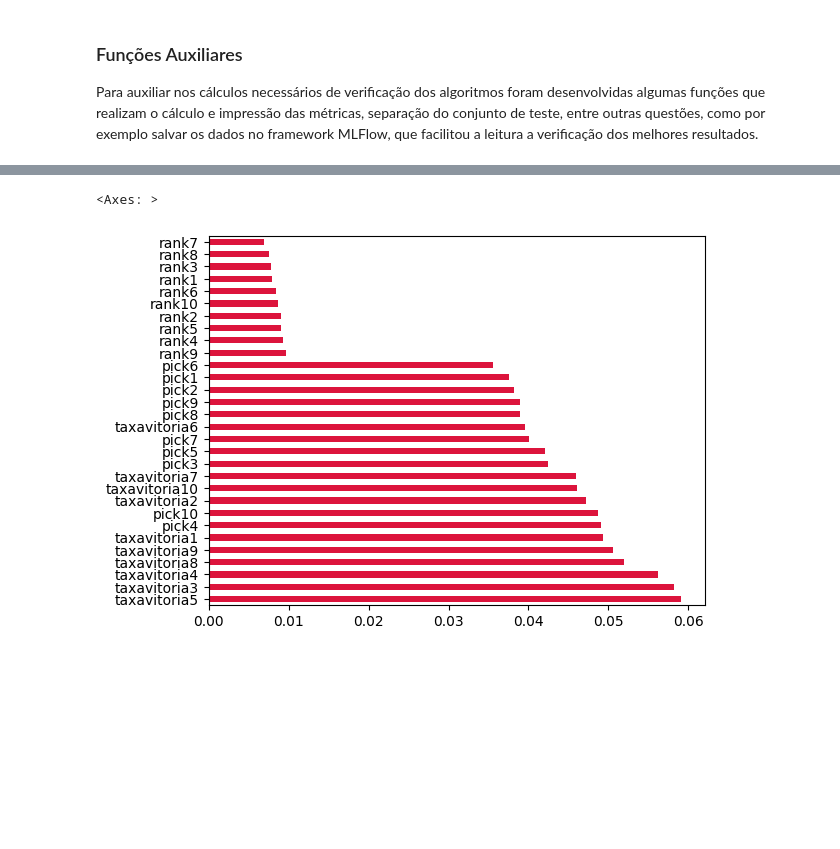
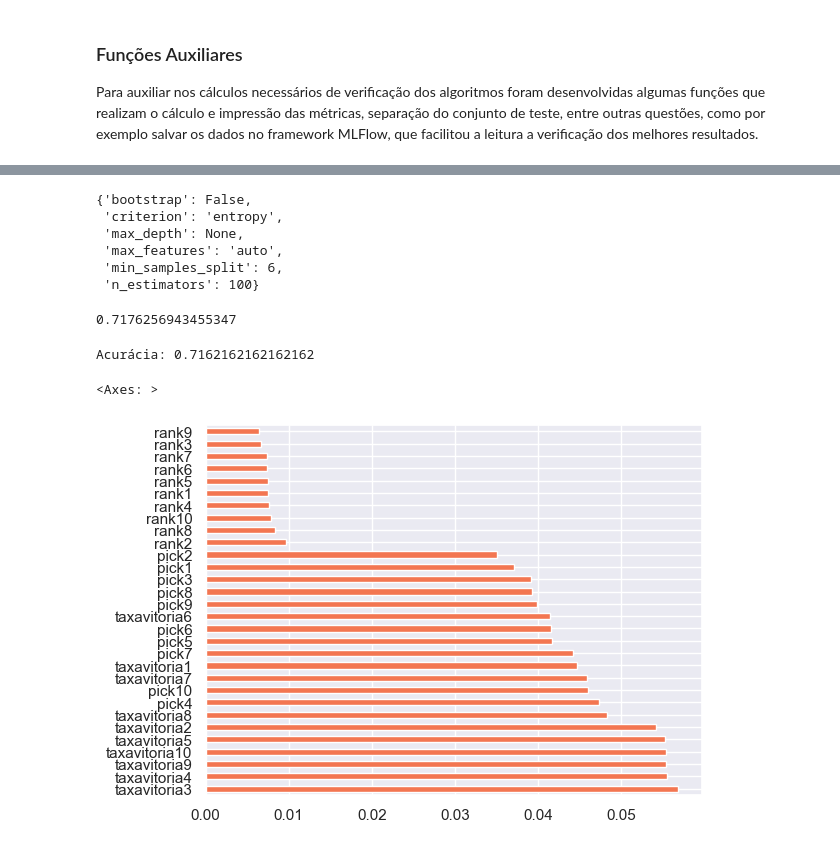
Before and after one commit to stardotwav/Dota2Predictor, a Jupyter notebook: análise de modelos/personagenstaxavitoriamedalha.ipynb, the cells around one changed output, grey strips where cells are left out. Saved outputs shown, nothing was run; the diff lists cells and outputs as text; code cells hidden in the pictures; blank space fills up the shorter version.

```diff
--- a/análise de modelos/personagenstaxavitoriamedalha.ipynb
+++ b/análise de modelos/personagenstaxavitoriamedalha.ipynb
@@ -300,0 +260,11 @@ for i in range(3):
+# %%
+# parâmetros que serão aleatoriezados
+parameters = {'priors': [None, [0.1,]*10],
+            'var_smoothing': [1e-9, 1e-6, 1e-12]}
+
+# classificador usado
+nb = GaussianNB()
+
+# geração do gridsearch
+clf = GridSearchCV(estimator=nb, param_grid=parameters, cv=30)
+clf.fit(xTrain, yTrain)
@@ -300,0 +289,6 @@ for i in range(3):
+# %%
+dt = GaussianNB(priors=None, var_smoothing=1e-09)
+dt.fit(xTrain, yTrain)
+pred = dt.predict(xTest)
+acuracia = accuracy_score(yTest, pred)
+print(f'Acurácia: {acuracia}')
@@ -300,0 +299,13 @@ for i in range(3):
+# %%
+# parâmetros que serão aleatoriezados
+parameters = {'n_estimators': [50, 100, 200], 'criterion': ['entropy', 'gini'],
+              'max_depth': [None, 50, 100], 'min_samples_split': [2, 4, 6],
+              'max_features': ['auto', 'sqrt', 'log2'], 'bootstrap': [True, False]}
+
+# classificador usado
+rf = RandomForestClassifier(random_state=42)
+
+# geração do gridsearch
+clf = GridSearchCV(estimator=rf, param_grid=parameters, cv=10)
+clf.fit(xTrain, yTrain)
+#clf.cv_results_
@@ -300,0 +320,15 @@ for i in range(3):
+# %%
+# melhores parâmetros
+clf.best_params_
+# %% [output]
+{'bootstrap': False,
+ 'criterion': 'entropy',
+ 'max_depth': None,
+ 'max_features': 'auto',
+ 'min_samples_split': 6,
+ 'n_estimators': 100}
+# %%
+# melhor score
+clf.best_score_
+# %% [output]
+0.7176256943455347
@@ -301,9 +337,20 @@ for i in range(3):
+# %%
+from sklearn.metrics import accuracy_score
+
+dt = RandomForestClassifier(random_state=42, bootstrap=False, criterion='entropy', max_depth=None, min_samples_split=6, n_estimators=100)
+dt.fit(xTrain, yTrain)
+pred = dt.predict(xTest)
+acuracia = accuracy_score(yTest, pred)
+print(f'Acurácia: {acuracia}')
+# %% [output]
+Acurácia: 0.7162162162162162
 # %%
 # Create a series containing feature importances from the model and feature names from the training data
-feature_importances = pd.Series(rf.feature_importances_, index=xTrain.columns).sort_values(ascending=False)
+sns.set(font_scale=1)
+feature_importances = pd.Series(dt.feature_importances_, index=xTrain.columns).sort_values(ascending=False)
 
 # Plot a simple bar chart
-feature_importances.plot(kind='barh', color='crimson')
+feature_importances.plot(kind='barh', color='#f37651')
 # %% [output]
 <Axes: >
-[figure, old version]
+[figure, new version]
```
Also changed, not shown: parts of 38 cells of this notebook, 6 other files.
